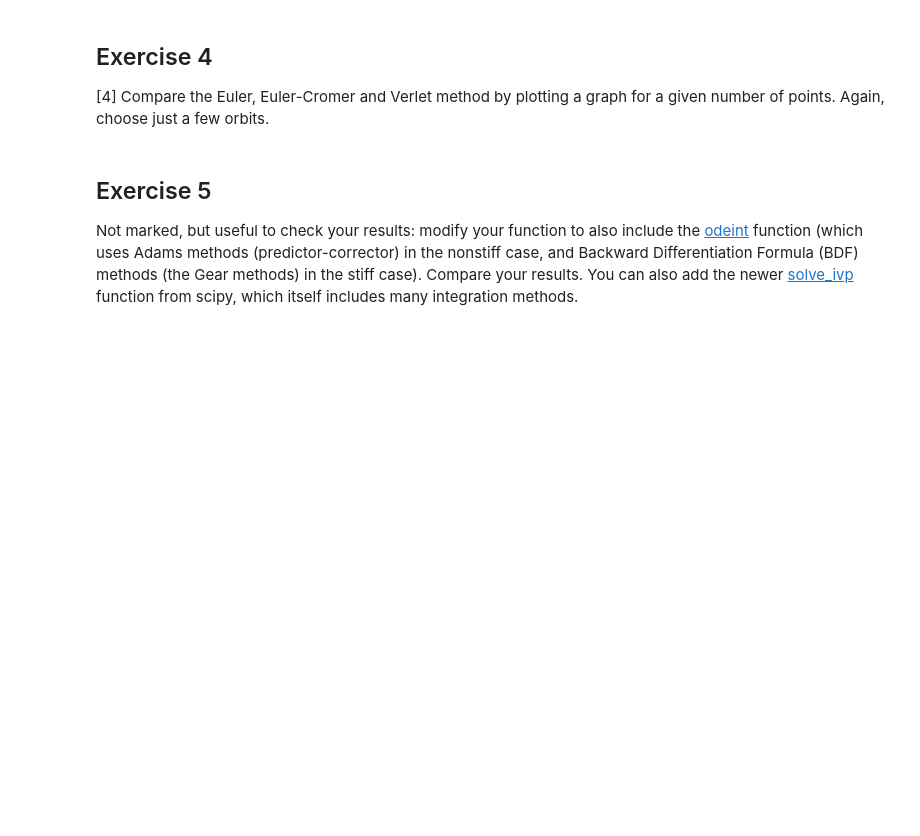
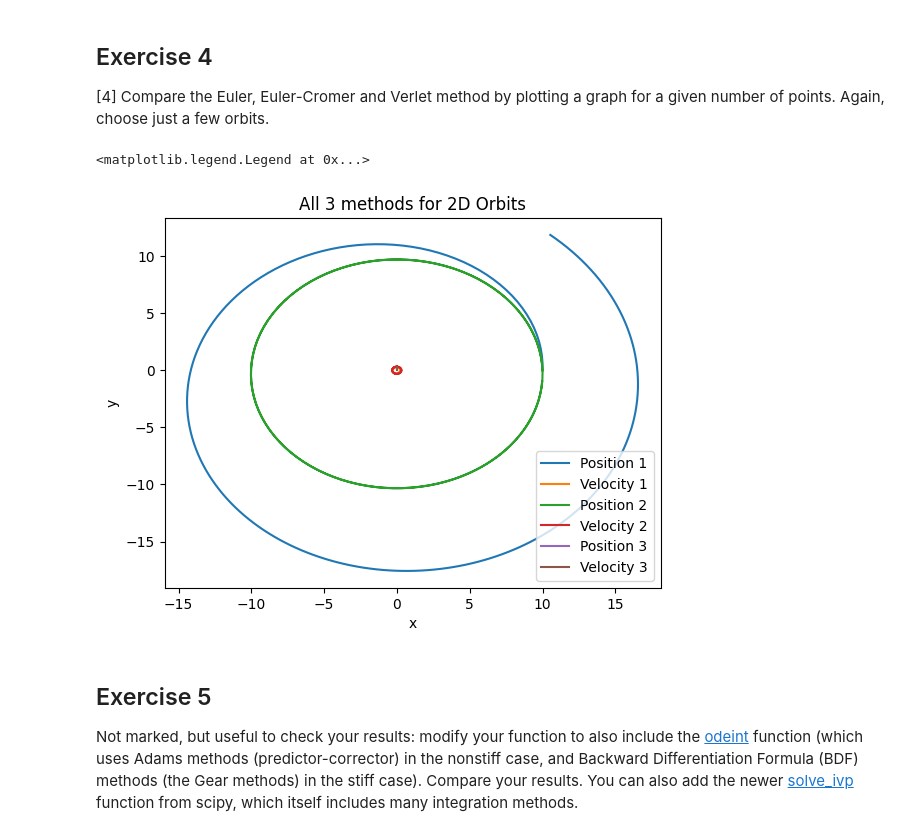
Before and after one commit to PX2145-2025/week-9-b-bshorner533, a Jupyter notebook: ODEs_2.ipynb, the cells around one changed output. Saved outputs shown, nothing was run; the diff lists cells and outputs as text; code cells hidden in the pictures; blank space fills up the shorter version.

```diff
--- a/ODEs_2.ipynb
+++ b/ODEs_2.ipynb
@@ -307,7 +345,53 @@ plt.legend(loc='best')
+# %%
+def orbit_solve (r0, v0, tmax, N, M,  method): # Func with mass included
+  dt = tmax/N # Set up the time step
+  t = np.linspace(0, tmax, N) # Set up an array of times
+  G = 1
+
+  # Set up arrays for position and velocity
+  r = np.zeros((N,2)) # N rows (time step), 2 columns (x- and y-components)
+  v = np.zeros((N,2)) # same shape for v
+  r[0] = r0
+  v[0] = v0
+
+  if method == 'euler':
+  # complete the inntegration
+    for i in range(0, N-1):
+      r[i+1] = r[i] + v[i]*dt
+      v[i+1] = v[i] + (-G*M*r[i]/(np.sqrt(r[i,0]**2 +r[i,1]**2)**3)*dt)
+    return t, r, v
+
+  elif method == 'euler-cromer':
+    for i in range(0, N-1):
+      v[i+1] = v[i] + (-G*M*r[i]/(np.sqrt(r[i,0]**2 +r[i,1]**2)**3)*dt)
+      r[i+1] = r[i] + v[i+1]*dt
+    return t, r, v
+  elif method == 'verlet':
+    for i in range(0, N-1):
+      r[i+1] = r[i] + v[i]*dt + (1/2)*((-G*M*r[i]/(np.sqrt(r[i,0]**2 +r[i,1]**2)**3)) + (-G*M*r[i]/(np.sqrt(r[i+1,0]**2 +r[i+1,1]**2)**3)))*dt
+    return t, r, v
 # %% [markdown]
 ## Exercise 4
 
 [4] Compare the Euler, Euler-Cromer and Verlet method by plotting a graph for a given number of points. Again, choose just a few orbits.
+# %%
+time, re, ve = orbit_solve(r0=[10, 0], v0=[0,v_0], tmax = 2*T, N = 200, M = 1, method = 'euler') # Eulers method
+time, rec, vec = orbit_solve(r0=[10, 0], v0=[0,v_0], tmax = 2*T, N = 200, M = 1, method = 'euler-cromer') # Euler-cromer method
+time, rv, vv = orbit_solve(r0=[10, 0], v0=[0,v_0], tmax = 2*T, N = 200, M = 1, method = 'verlet') # verlet method
+
+plt.plot(re[:,0], re[:,1], label='Position 1')
+plt.plot(ve[:,0], ve[:,1], label='Velocity 1')
+plt.plot(rec[:,0], rec[:,1], label='Position 2')
+plt.plot(vec[:,0], vec[:,1], label='Velocity 2')
+plt.plot(rv[:,0], rv[:,1], label='Position 3')
+plt.plot(vv[:,0], vv[:,1], label='Velocity 3')
+plt.title('All 3 methods for 2D Orbits')
+plt.xlabel('x')
+plt.ylabel('y')
+plt.legend(loc='best')
+# %% [output]
+<matplotlib.legend.Legend at 0x...>
+[figure, added]
 # %% [markdown]
 ## Exercise 5
 
```
Also changed, not shown: parts of 6 cells of this notebook.
